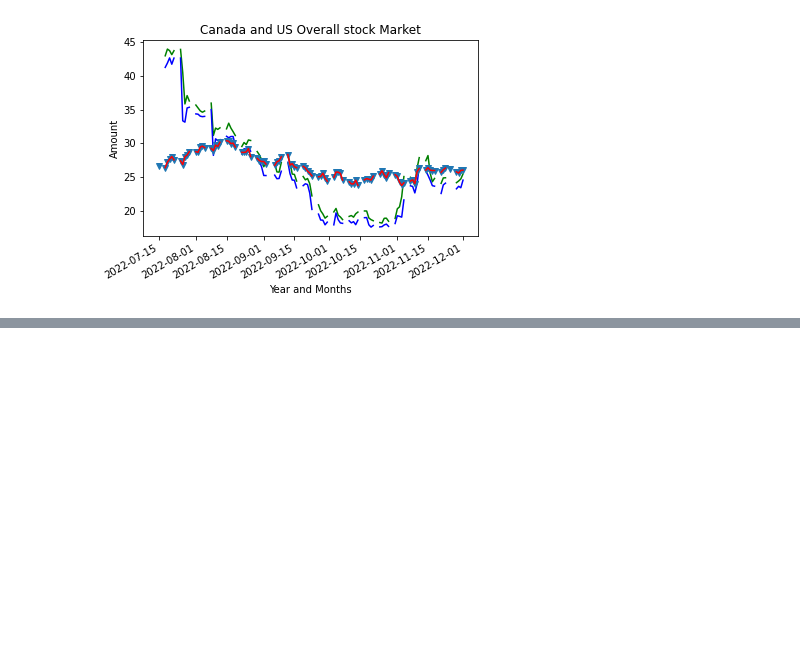
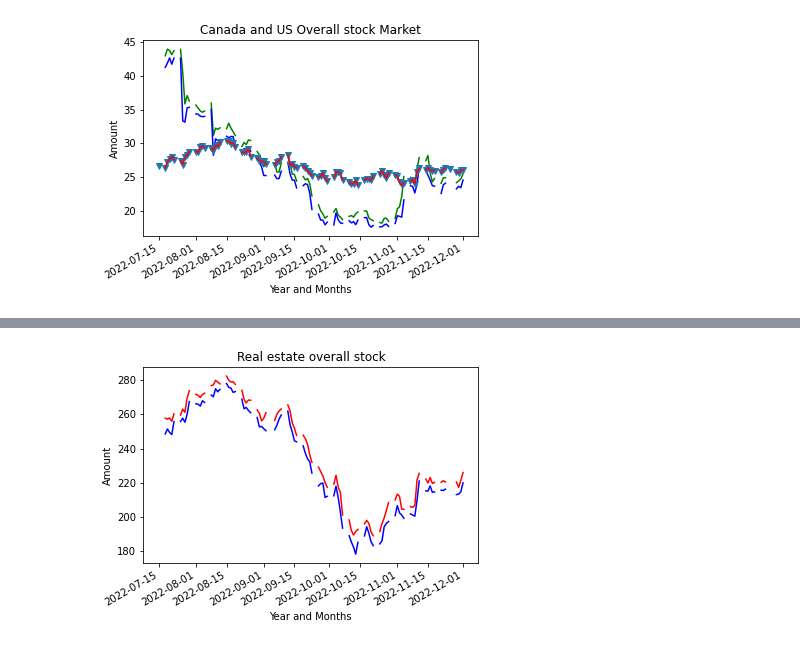
Before and after one commit to AIDA-Saskatchewan-polytechnic/Final_project_by_Naveen-Nilesh, a Jupyter notebook: Source/final_project.ipynb, the cells around one changed output, grey strips where cells are left out. Saved outputs shown, nothing was run; the diff lists cells and outputs as text; code cells hidden in the pictures; blank space fills up the shorter version.

```diff
--- a/Source/final_project.ipynb
+++ b/Source/final_project.ipynb
@@ -613,0 +627,13 @@ plt.show()
+# %%
+fig = plt.figure()
+plt.plot_date(dataFrame_Merged_COVID_Stock['date'],dataFrame_Merged_COVID_Stock['real_estate_low'],'b-')
+plt.plot_date(dataFrame_Merged_COVID_Stock['date'],dataFrame_Merged_COVID_Stock['real_estate_high'],'r-')
+
+plt.title("Real estate overall stock")
+plt.xlabel("Year and Months")
+plt.ylabel("Amount")
+
+fig.autofmt_xdate()
+plt.show()
+# %% [output]
+[figure, added]
```
Also changed, not shown: parts of 2 cells of this notebook.
